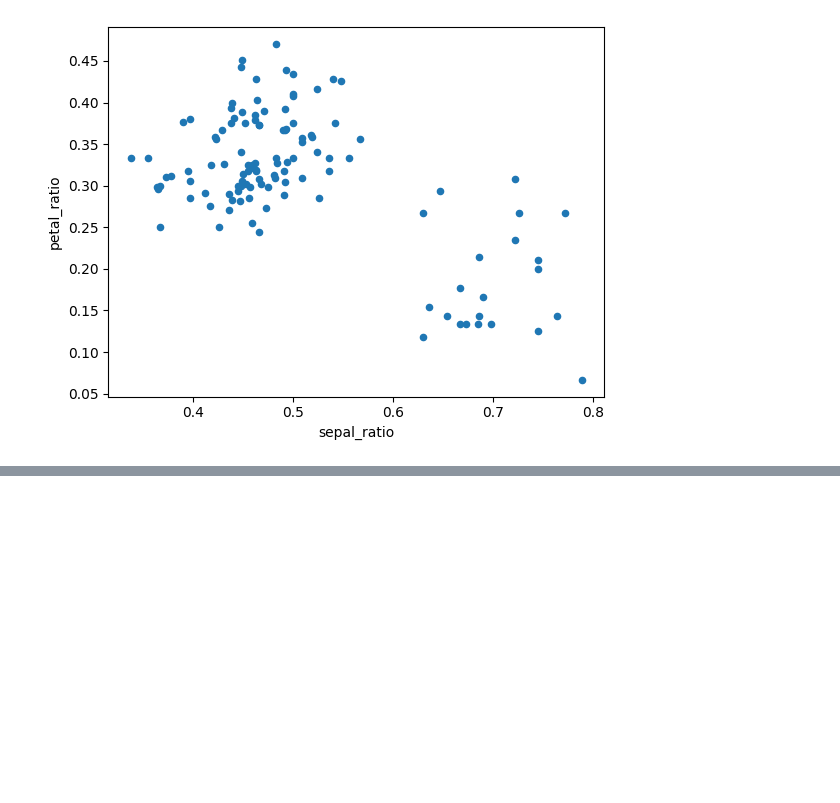
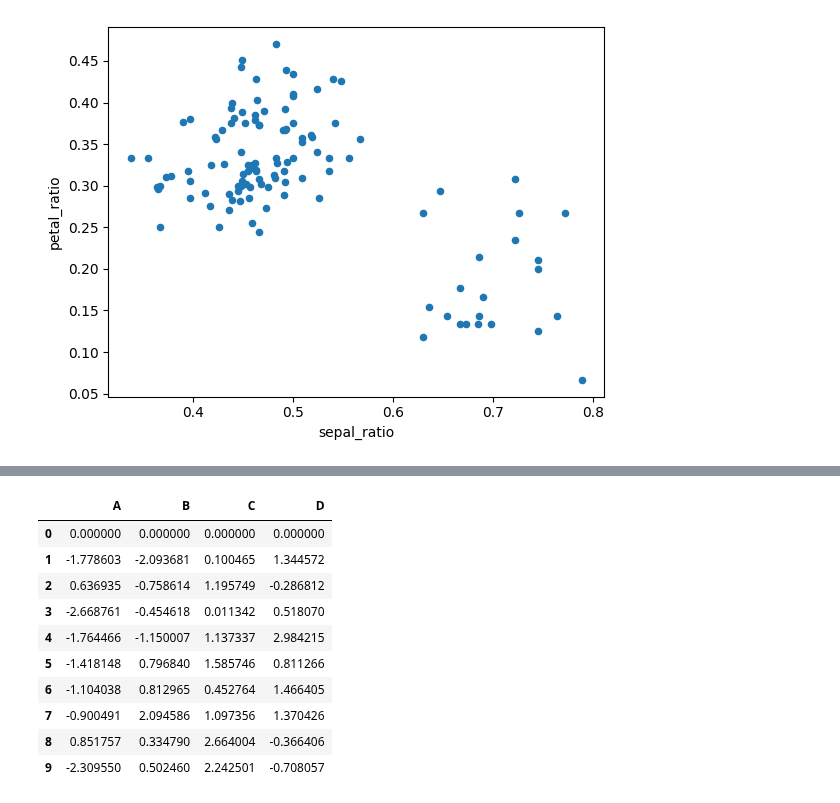
Before and after one commit to TaMaN2031A/data-yard, a Jupyter notebook: roots of knowledge/pandas documentation/User Guide/Intro to data structure.ipynb, the cells around one changed output, grey strips where cells are left out. Saved outputs shown, nothing was run; the diff lists cells and outputs as text; code cells hidden in the pictures; blank space fills up the shorter version.

```diff
--- a/roots of knowledge/pandas documentation/User Guide/Intro to data structure.ipynb
+++ b/roots of knowledge/pandas documentation/User Guide/Intro to data structure.ipynb
@@ -613,0 +694,14 @@ iris.assign(sepal_ratio = lambda x: x['sepal length (cm)'] / x['sepal width (cm)
+# %%
+df - df.iloc[0]
+# %% [output]
+|  | A | B | C | D |
+| 0 | 0.000000 | 0.000000 | 0.000000 | 0.000000 |
+| 1 | -1.778603 | -2.093681 | 0.100465 | 1.344572 |
+| 2 | 0.636935 | -0.758614 | 1.195749 | -0.286812 |
+| 3 | -2.668761 | -0.454618 | 0.011342 | 0.518070 |
+| 4 | -1.764466 | -1.150007 | 1.137337 | 2.984215 |
+| 5 | -1.418148 | 0.796840 | 1.585746 | 0.811266 |
+| 6 | -1.104038 | 0.812965 | 0.452764 | 1.466405 |
+| 7 | -0.900491 | 2.094586 | 1.097356 | 1.370426 |
+| 8 | 0.851757 | 0.334790 | 2.664004 | -0.366406 |
+| 9 | -2.309550 | 0.502460 | 2.242501 | -0.708057 |
```
Also changed, not shown: parts of 35 cells of this notebook.
